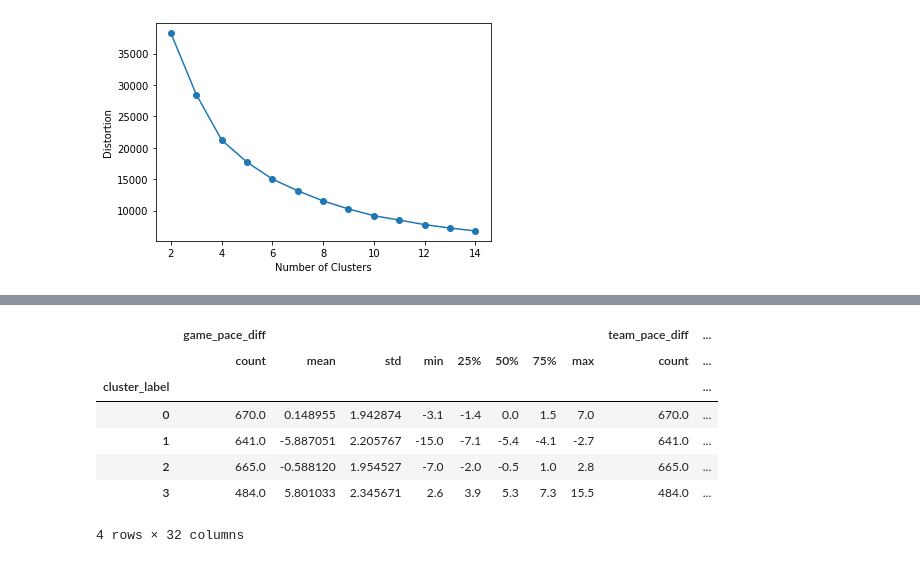
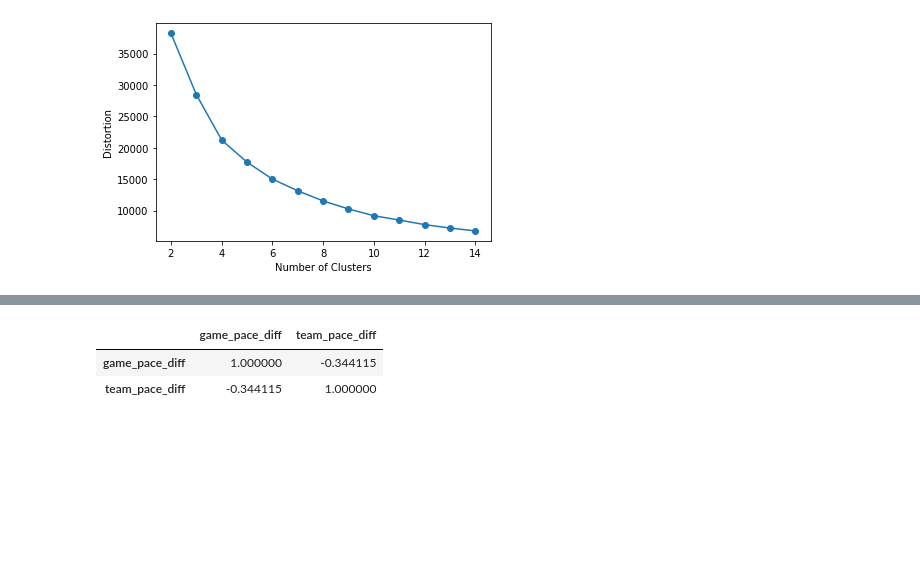
Before and after one commit to andystjean1/nba-pace-analysis, a Jupyter notebook: pace_analysis.ipynb, the cells around one changed output, grey strips where cells are left out. Drawn from its saved outputs; the diff is of its cells as text; code cells hidden in the pictures; blank space fills up the shorter version.

```diff
--- a/pace_analysis.ipynb
+++ b/pace_analysis.ipynb
@@ -292,11 +316,7 @@ plt.scatter(x, y, c=season_df["cluster_label"], cmap='Dark2')
-# %%
-season_df.groupby(by="cluster_label").describe()
-# %% [output]
-|  | game_pace_diff |  |  |  |  |  |  |  | team_pace_diff | ... |
-|  | count | mean | std | min | 25% | 50% | 75% | max | count | ... |
-| cluster_label |  |  |  |  |  |  |  |  |  | ... |
-| 0 | 670.0 | 0.148955 | 1.942874 | -3.1 | -1.4 | 0.0 | 1.5 | 7.0 | 670.0 | ... |
-| 1 | 641.0 | -5.887051 | 2.205767 | -15.0 | -7.1 | -5.4 | -4.1 | -2.7 | 641.0 | ... |
-| 2 | 665.0 | -0.588120 | 1.954527 | -7.0 | -2.0 | -0.5 | 1.0 | 2.8 | 665.0 | ... |
-| 3 | 484.0 | 5.801033 | 2.345671 | 2.6 | 3.9 | 5.3 | 7.3 | 15.5 | 484.0 | ... |
-4 rows × 32 columns
+# %%
+
+season_df[["game_pace_diff", "team_pace_diff"]].corr()
+# %% [output]
+|  | game_pace_diff | team_pace_diff |
+| game_pace_diff | 1.000000 | -0.344115 |
+| team_pace_diff | -0.344115 | 1.000000 |
```
Also changed, not shown: parts of 6 cells of this notebook, 1 other file.
